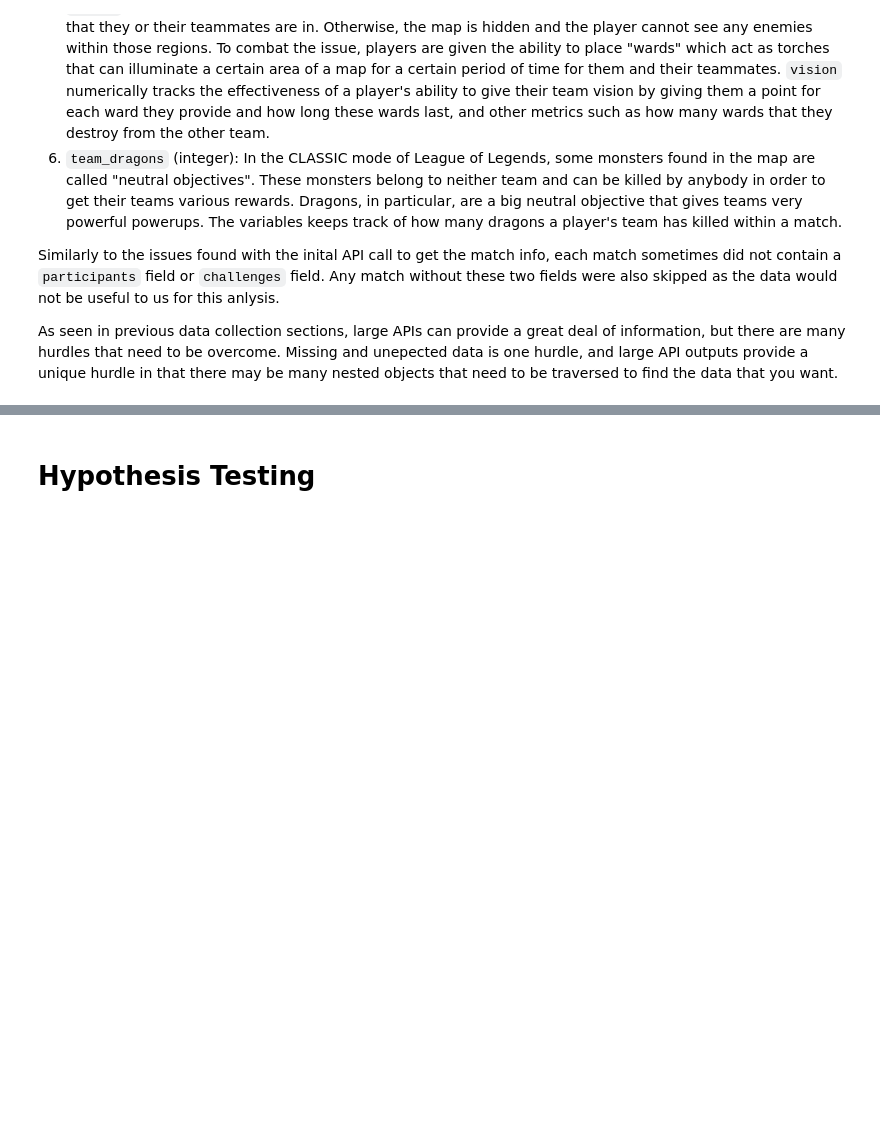
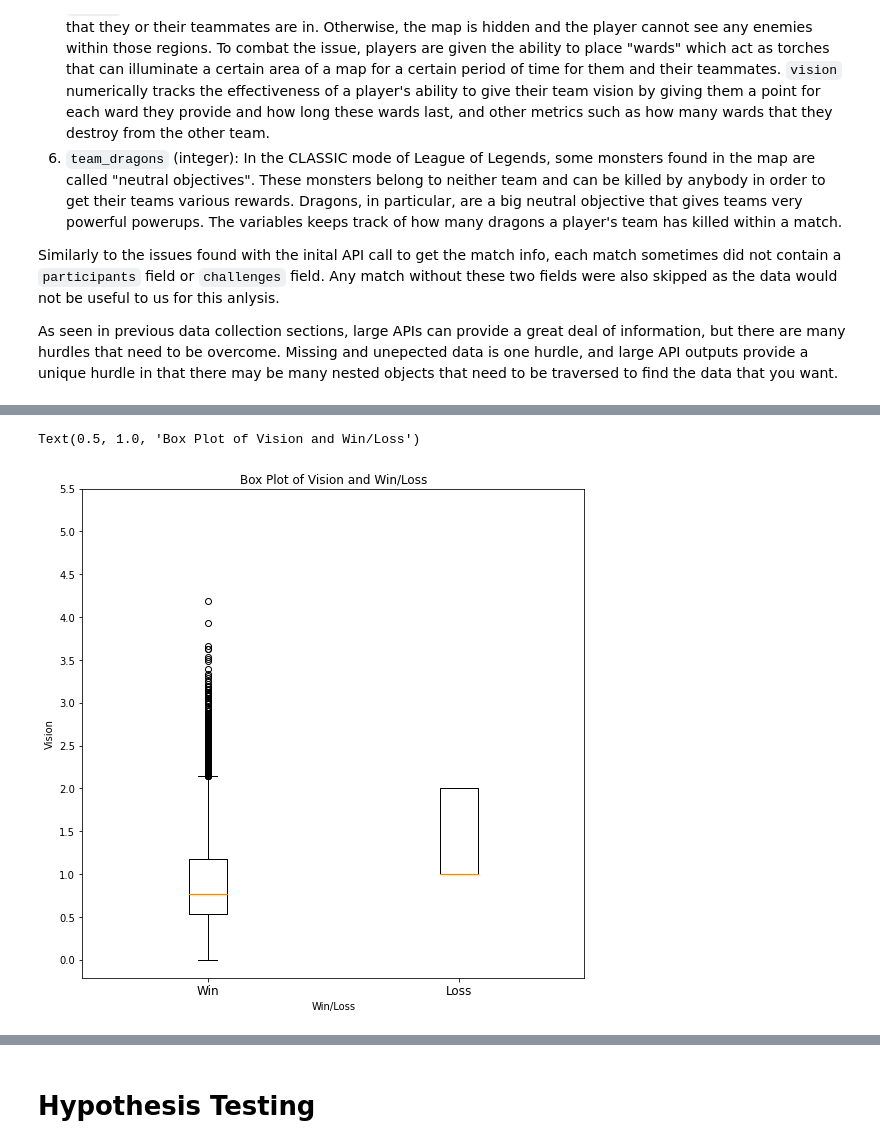
Before and after one commit to dvnmn/320-final-project, a Jupyter notebook: 320_Final_Project.ipynb, the cells around one changed output, grey strips where cells are left out. Cells and saved outputs as stored; diff of their text form; code cells hidden in the pictures; blank space fills up the shorter version.

```diff
--- a/320_Final_Project.ipynb
+++ b/320_Final_Project.ipynb
@@ -182,0 +261,23 @@ df
+# %%
+# Vision vs Win/Loss
+win_loss = []
+for index, row in df.iterrows():
+    if row['win'] == True:
+        win_loss.append(1.0)
+    else:
+        win_loss.append(2.0)
+
+df['win01'] = win_loss
+
+fig, ax = plt.subplots(figsize = (9,9))
+
+ax.boxplot(x = [df.vision, df.win01])
+ax.set_xlabel("Win/Loss")
+ax.set_xticks([1,2], labels = ['Win', 'Loss'])
+ax.set_xticklabels(['Win', 'Loss'], fontsize=12)
+ax.set_yticks(np.arange(0, 6, 0.5))
+ax.set_ylabel("Vision")
+ax.set_title("Box Plot of Vision and Win/Loss")
+# %% [output]
+Text(0.5, 1.0, 'Box Plot of Vision and Win/Loss')
+[figure, added]
```
Also changed, not shown: parts of 8 cells of this notebook.
